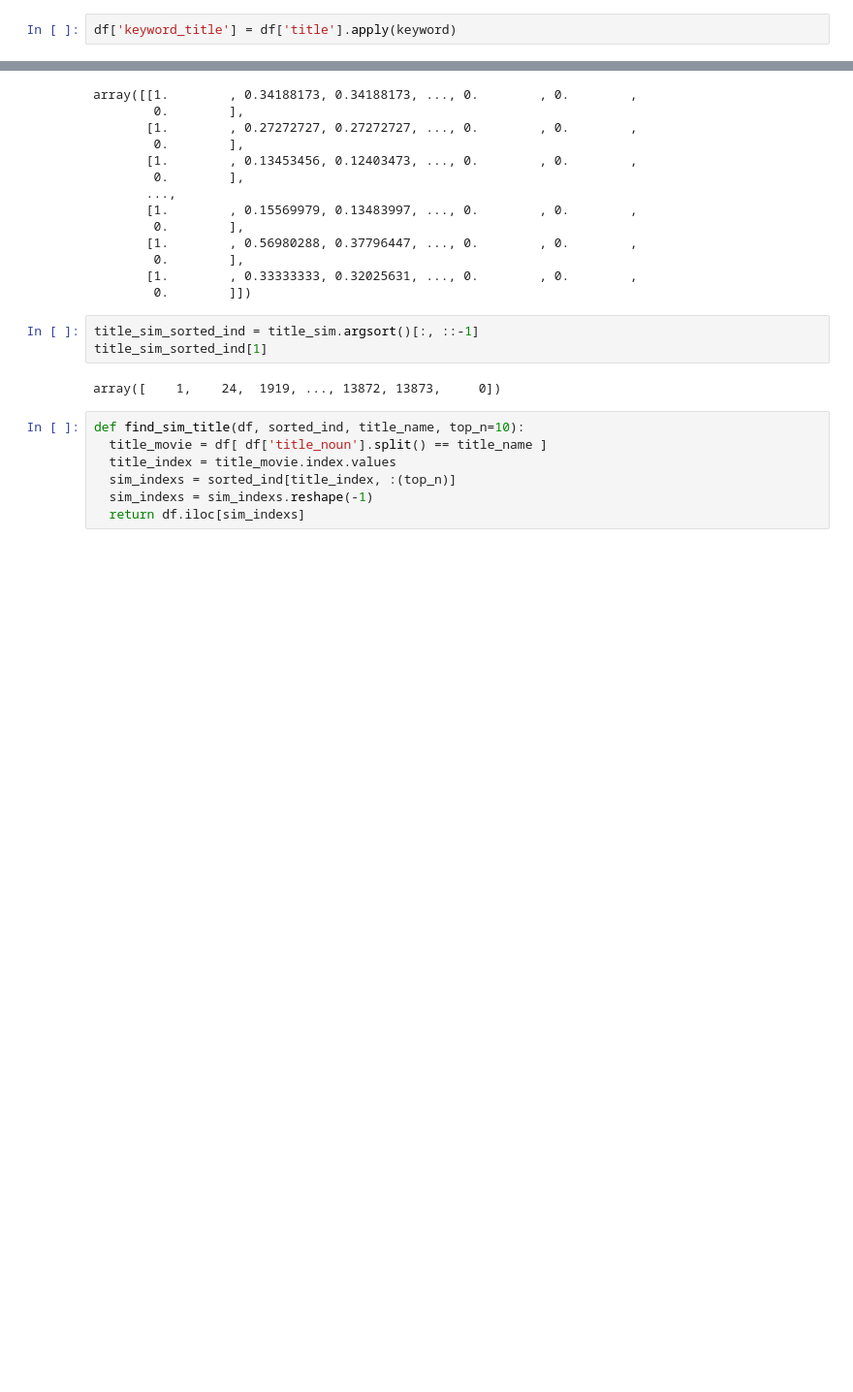
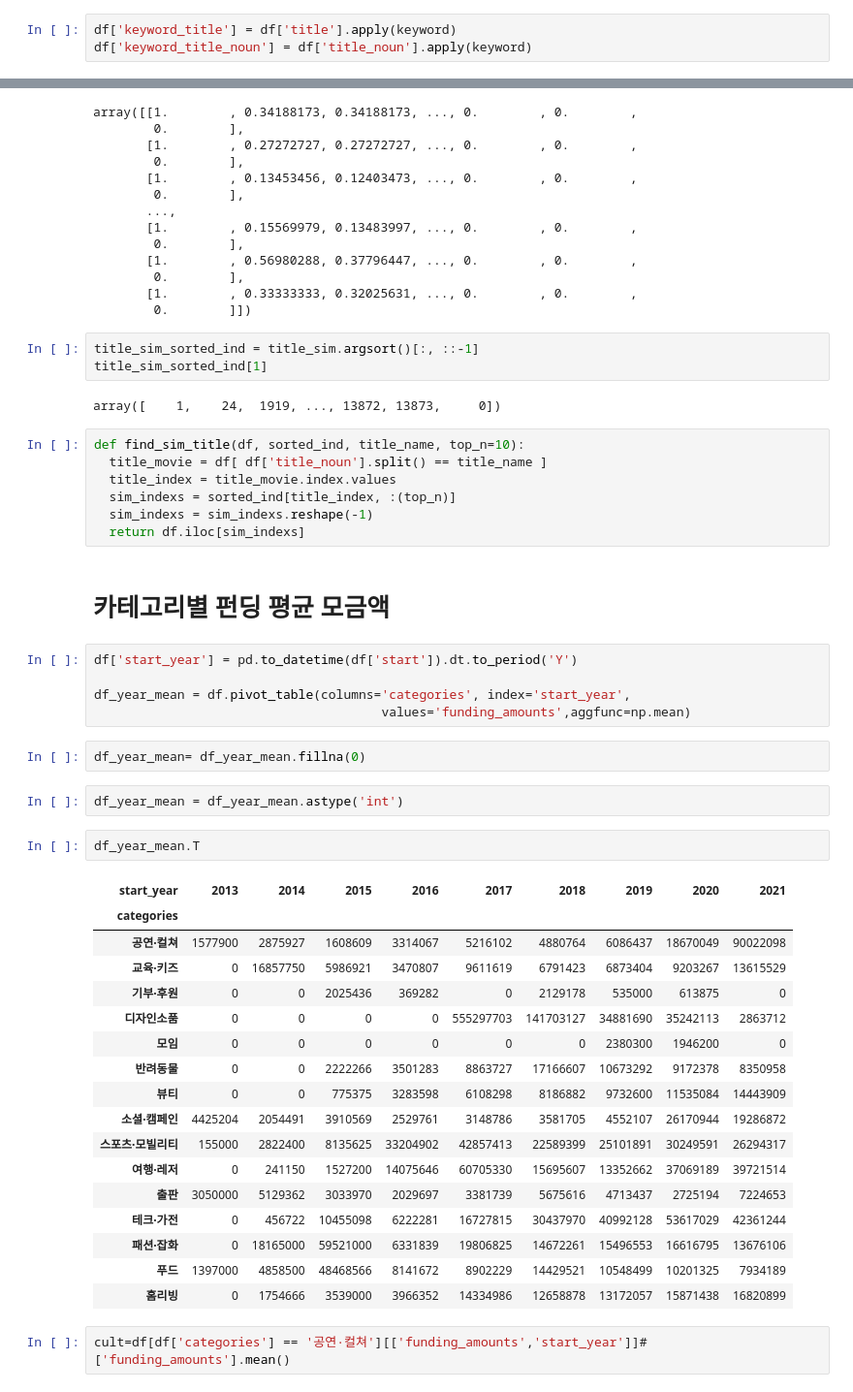
Before and after one commit to ckim415/OOOA, a Jupyter notebook: 추천시스템_by_타이틀.ipynb, the cells around one changed output, grey strips where cells are left out. Shown: that part at 97% size. Saved outputs shown, nothing was run; the diff lists cells and outputs as text; blank space fills up the shorter version.

```diff
--- a/추천시스템_by_타이틀.ipynb
+++ b/추천시스템_by_타이틀.ipynb
@@ -243,4 +236,5 @@ def keyword(sentence):
   return keyword
 # %%
 df['keyword_title'] = df['title'].apply(keyword)
+df['keyword_title_noun'] = df['title_noun'].apply(keyword)
 # %%
@@ -545,5 +521,36 @@ def find_sim_title(df, sorted_ind, title_name, top_n=10):
   sim_indexs = sorted_ind[title_index, :(top_n)]
   sim_indexs = sim_indexs.reshape(-1)
   return df.iloc[sim_indexs]
-# %% [markdown]
-#
+# %% [markdown]
+# 카테고리별 펀딩 평균 모금액
+# %%
+df['start_year'] = pd.to_datetime(df['start']).dt.to_period('Y')
+
+df_year_mean = df.pivot_table(columns='categories', index='start_year',
+                                      values='funding_amounts',aggfunc=np.mean)
+# %%
+df_year_mean= df_year_mean.fillna(0)
+# %%
+df_year_mean = df_year_mean.astype('int')
+# %%
+df_year_mean.T
+# %% [output]
+| start_year | 2013 | 2014 | 2015 | 2016 | 2017 | 2018 | 2019 | 2020 | 2021 |
+| categories |  |  |  |  |  |  |  |  |  |
+| 공연·컬쳐 | 1577900 | 2875927 | 1608609 | 3314067 | 5216102 | 4880764 | 6086437 | 18670049 | 90022098 |
+| 교육·키즈 | 0 | 16857750 | 5986921 | 3470807 | 9611619 | 6791423 | 6873404 | 9203267 | 13615529 |
+| 기부·후원 | 0 | 0 | 2025436 | 369282 | 0 | 2129178 | 535000 | 613875 | 0 |
+| 디자인소품 | 0 | 0 | 0 | 0 | 555297703 | 141703127 | 34881690 | 35242113 | 2863712 |
+| 모임 | 0 | 0 | 0 | 0 | 0 | 0 | 2380300 | 1946200 | 0 |
+| 반려동물 | 0 | 0 | 2222266 | 3501283 | 8863727 | 17166607 | 10673292 | 9172378 | 8350958 |
+| 뷰티 | 0 | 0 | 775375 | 3283598 | 6108298 | 8186882 | 9732600 | 11535084 | 14443909 |
+| 소셜·캠페인 | 4425204 | 2054491 | 3910569 | 2529761 | 3148786 | 3581705 | 4552107 | 26170944 | 19286872 |
+| 스포츠·모빌리티 | 155000 | 2822400 | 8135625 | 33204902 | 42857413 | 22589399 | 25101891 | 30249591 | 26294317 |
+| 여행·레저 | 0 | 241150 | 1527200 | 14075646 | 60705330 | 15695607 | 13352662 | 37069189 | 39721514 |
+| 출판 | 3050000 | 5129362 | 3033970 | 2029697 | 3381739 | 5675616 | 4713437 | 2725194 | 7224653 |
+| 테크·가전 | 0 | 456722 | 10455098 | 6222281 | 16727815 | 30437970 | 40992128 | 53617029 | 42361244 |
+| 패션·잡화 | 0 | 18165000 | 59521000 | 6331839 | 19806825 | 14672261 | 15496553 | 16616795 | 13676106 |
+| 푸드 | 1397000 | 4858500 | 48468566 | 8141672 | 8902229 | 14429521 | 10548499 | 10201325 | 7934189 |
+| 홈리빙 | 0 | 1754666 | 3539000 | 3966352 | 14334986 | 12658878 | 13172057 | 15871438 | 16820899 |
+# %%
+cult=df[df['categories'] == '공연·컬쳐'][['funding_amounts','start_year']]#['funding_amounts'].mean()
```
Also changed, not shown: parts of 31 cells of this notebook.
